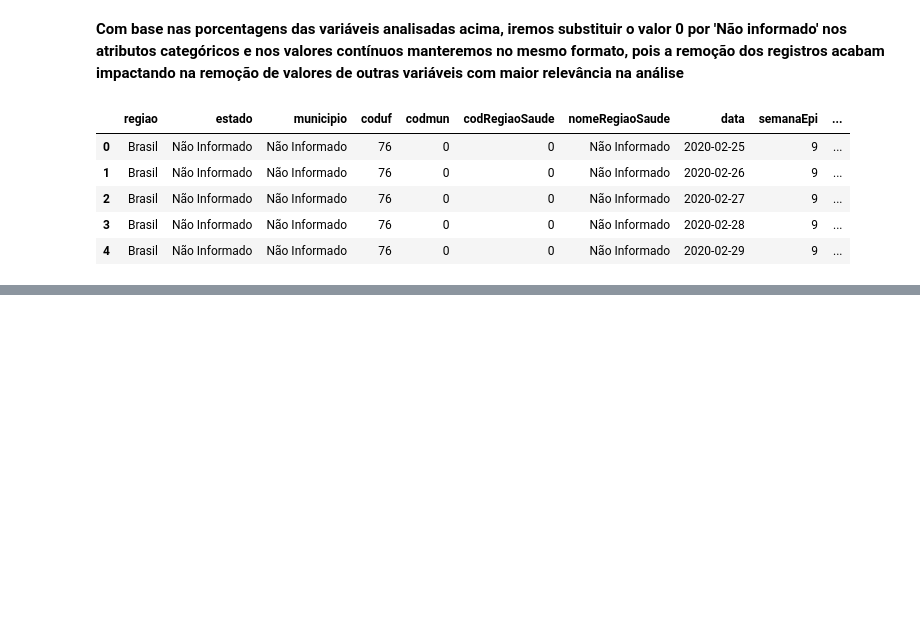
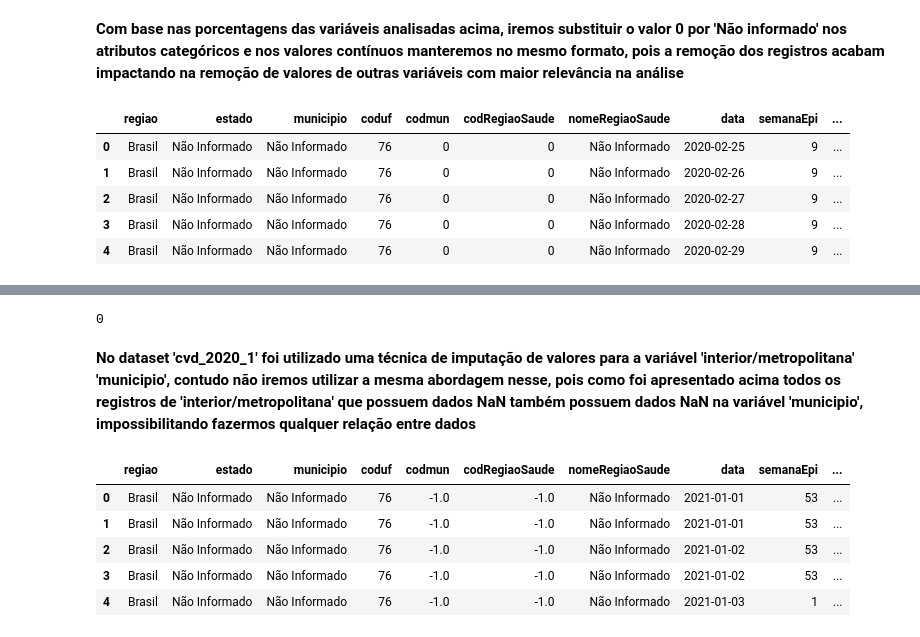
Before and after one commit to Fernando-7/COVID-19, a Jupyter notebook: Análise COVID-19.ipynb, the cells around one changed output, grey strips where cells are left out. Cells and saved outputs as stored; diff of their text form; code cells hidden in the pictures; blank space fills up the shorter version.

```diff
--- a/Análise COVID-19.ipynb
+++ b/Análise COVID-19.ipynb
@@ -135,0 +172,9 @@ cvd_2020_2.head()
+# %%
+cvd_2021_1.drop(['Recuperadosnovos', 'emAcompanhamentoNovos'], inplace=True ,axis=1)
+cvd_2021_1 = cvd_2021_1[(cvd_2021_1['interior/metropolitana'] != np.nan)
+                        & (cvd_2021_1['populacaoTCU2019'] != np.nan)
+                        & (cvd_2021_1['nomeRegiaoSaude'] != np.nan)
+                        & (cvd_2021_1['codRegiaoSaude'] != np.nan)
+                        & (cvd_2021_1['codmun'] != np.nan)
+                        & (cvd_2021_1['municipio'] != np.nan)
+                        & (cvd_2021_1['estado'] != np.nan)]
@@ -135,0 +204,24 @@ cvd_2020_2.head()
+# %%
+len(cvd_2021_1[(pd.isna(cvd_2021_1['interior/metropolitana'])) & ~(pd.isna(cvd_2021_1['municipio']))])
+# %% [output]
+0
+# %% [markdown]
+**No dataset 'cvd_2020_1' foi utilizado uma técnica de imputação de valores para a variável 'interior/metropolitana' 'municipio', contudo não iremos utilizar a mesma abordagem nesse, pois como foi apresentado acima todos os registros de 'interior/metropolitana' que possuem dados NaN também possuem dados NaN na variável 'municipio', impossibilitando fazermos qualquer relação entre dados**
+# %%
+#Imputação de valores sintéticos para identificação de valores faltantes no dataset
+cvd_2021_1['estado'].replace(np.nan,"Não Informado", inplace=True)
+cvd_2021_1['municipio'].replace(np.nan,"Não Informado", inplace=True)
+cvd_2021_1['nomeRegiaoSaude'].replace(np.nan,"Não Informado", inplace=True)
+cvd_2021_1['interior/metropolitana'].replace(np.nan,-1,inplace=True)
+cvd_2021_1['codmun'].replace(np.nan,-1,inplace=True)
+cvd_2021_1['codRegiaoSaude'].replace(np.nan,-1,inplace=True)
+cvd_2021_1['populacaoTCU2019'].replace(np.nan,-1,inplace=True)
+cvd_2021_1['interior/metropolitana'].replace(np.nan,-1,inplace=True)
+cvd_2021_1.head()
+# %% [output]
+|  | regiao | estado | municipio | coduf | codmun | codRegiaoSaude | nomeRegiaoSaude | data | semanaEpi | ... |
+| 0 | Brasil | Não Informado | Não Informado | 76 | -1.0 | -1.0 | Não Informado | 2021-01-01 | 53 | ... |
+| 1 | Brasil | Não Informado | Não Informado | 76 | -1.0 | -1.0 | Não Informado | 2021-01-01 | 53 | ... |
+| 2 | Brasil | Não Informado | Não Informado | 76 | -1.0 | -1.0 | Não Informado | 2021-01-02 | 53 | ... |
+| 3 | Brasil | Não Informado | Não Informado | 76 | -1.0 | -1.0 | Não Informado | 2021-01-02 | 53 | ... |
+| 4 | Brasil | Não Informado | Não Informado | 76 | -1.0 | -1.0 | Não Informado | 2021-01-03 | 1 | ... |
```
Also changed, not shown: parts of 25 cells of this notebook, 3 other files.
